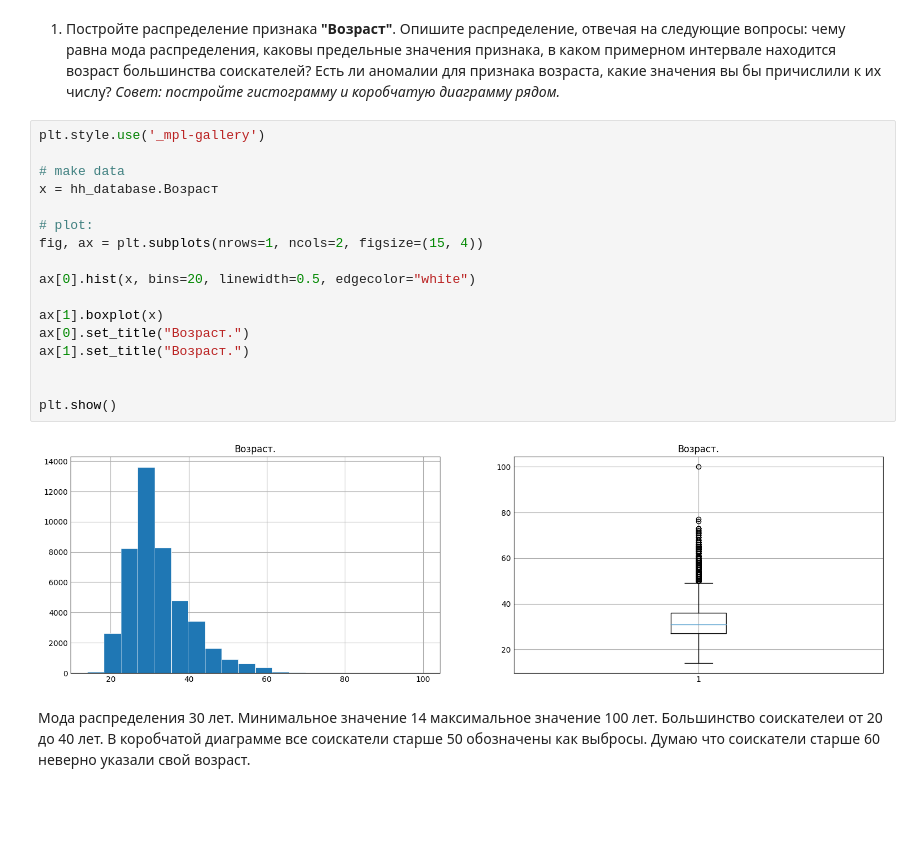
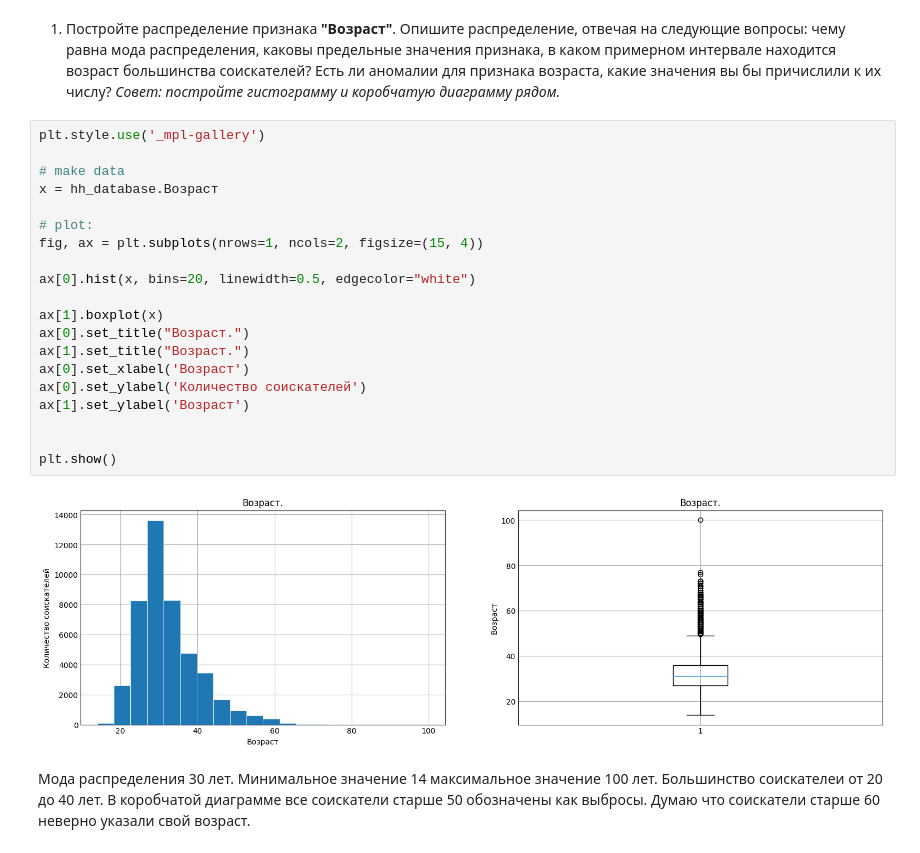
Before and after one commit to KuzmiciusA/sf_HeadHunter, a Jupyter notebook: Project-1._Ноутбук-шаблон.ipynb, the cells around one changed output. Cells and saved outputs as stored; diff of their text form; blank space fills up the shorter version.

```diff
--- a/Project-1._Ноутбук-шаблон.ipynb
+++ b/Project-1._Ноутбук-шаблон.ipynb
@@ -359,22 +359,25 @@ memory usage: 4.6+ MB
 # %%
 plt.style.use('_mpl-gallery')
 
 # make data
 x = hh_database.Возраст
 
 # plot:
 fig, ax = plt.subplots(nrows=1, ncols=2, figsize=(15, 4))
 
 ax[0].hist(x, bins=20, linewidth=0.5, edgecolor="white")
 
 ax[1].boxplot(x)
 ax[0].set_title("Возраст.")
 ax[1].set_title("Возраст.")
+ax[0].set_xlabel('Возраст')
+ax[0].set_ylabel('Количество соискателей')
+ax[1].set_ylabel('Возраст')
 
 
 plt.show()
 # %% [output]
-[figure, old version]
+[figure, new version]
 # %% [markdown]
 Мода распределения 30 лет. Минимальное значение 14 максимальное значение 100 лет. Большинство соискателеи от 20 до 40 лет. В коробчатой диаграмме все соискатели старше 50 обозначены как выбросы. Думаю что соискатели старше 60 неверно указали свой возраст.
 # %% [markdown]
```
Also changed, not shown: parts of 4 cells of this notebook, 2 other files.
